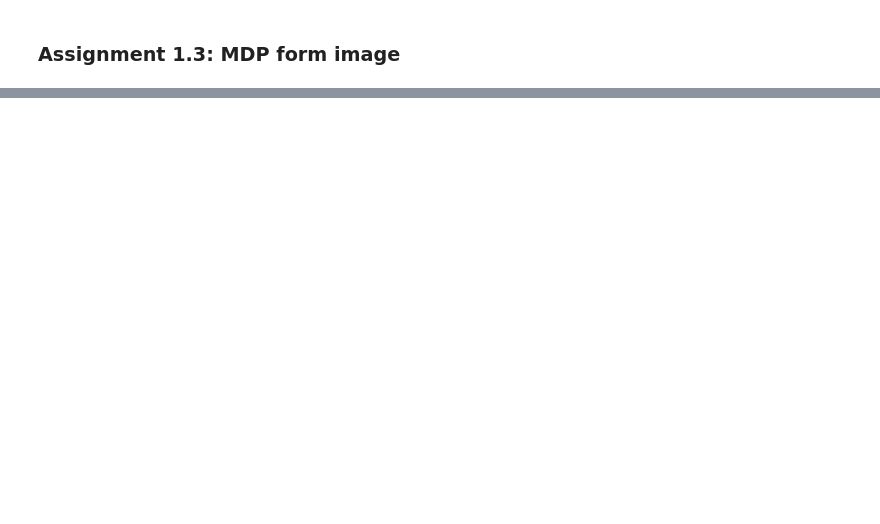
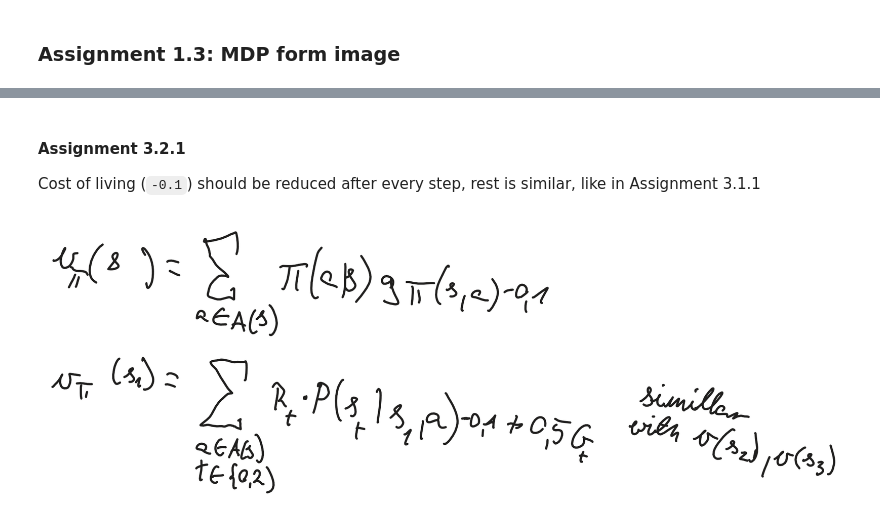
Before and after one commit to grzgm/deth, a Jupyter notebook: simple_mdp_exercise/report.ipynb, the cells around one changed output, grey strips where cells are left out. Saved outputs shown, nothing was run; the diff lists cells and outputs as text; code cells hidden in the pictures; blank space fills up the shorter version.

```diff
--- a/simple_mdp_exercise/report.ipynb
+++ b/simple_mdp_exercise/report.ipynb
@@ -92,0 +210,7 @@ mdp_from_image = MDP(states, actions, transition_probabilities=transition_probab
+# %% [markdown]
+#### Assignment 3.2.1
+Cost of living (`-0.1`) should be reduced after every step, rest is similar, like in Assignment 3.1.1
+# %%
+Image(filename='img/3_2_1.png')
+# %% [output]
+[figure, added]
```
Also changed, not shown: parts of 31 cells of this notebook, 4 other files.
